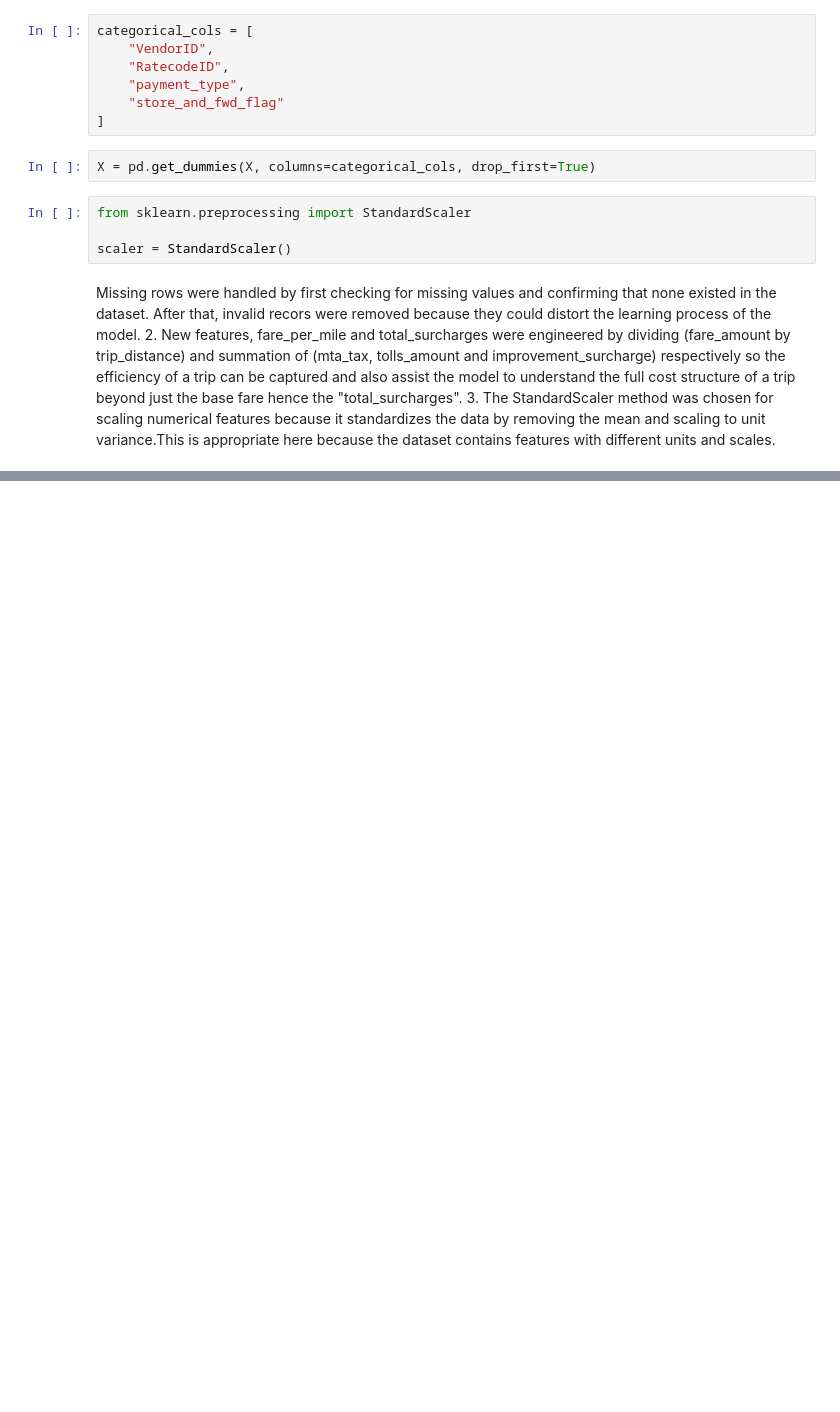
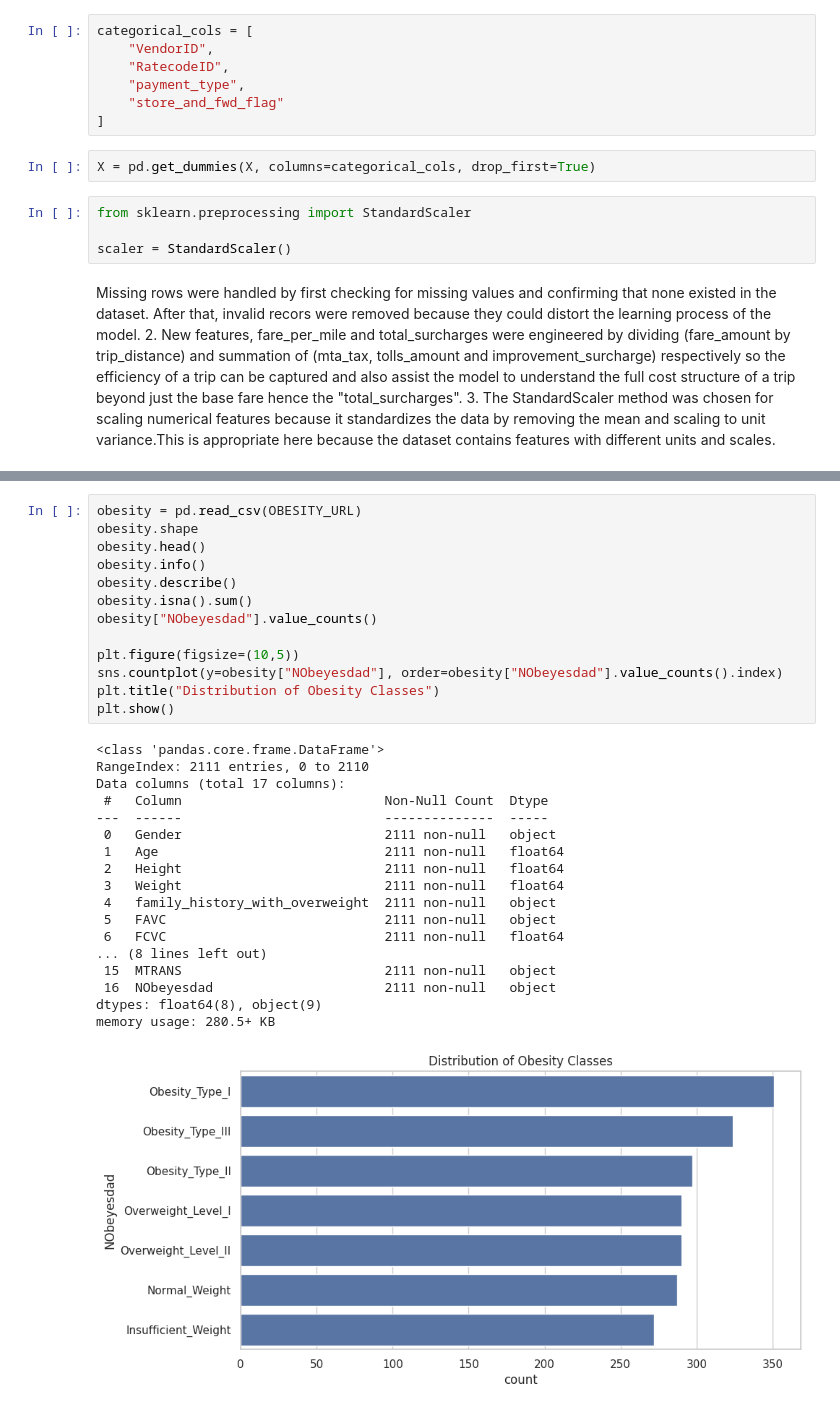
Before and after one commit to MayEmefaFafa/lab-2-predictive-analytics, a Jupyter notebook: lab_2_predictive_analytics.ipynb, the cells around one changed output, grey strips where cells are left out. Cells and saved outputs as stored; diff of their text form; blank space fills up the shorter version.

```diff
--- a/lab_2_predictive_analytics.ipynb
+++ b/lab_2_predictive_analytics.ipynb
@@ -134,0 +235,32 @@ Missing rows were handled by first checking for missing values and confirming th
+# %%
+obesity = pd.read_csv(OBESITY_URL)
+obesity.shape
+obesity.head()
+obesity.info()
+obesity.describe()
+obesity.isna().sum()
+obesity["NObeyesdad"].value_counts()
+
+plt.figure(figsize=(10,5))
+sns.countplot(y=obesity["NObeyesdad"], order=obesity["NObeyesdad"].value_counts().index)
+plt.title("Distribution of Obesity Classes")
+plt.show()
+# %% [output]
+<class 'pandas.core.frame.DataFrame'>
+RangeIndex: 2111 entries, 0 to 2110
+Data columns (total 17 columns):
+ #   Column                          Non-Null Count  Dtype
+---  ------                          --------------  -----
+ 0   Gender                          2111 non-null   object
+ 1   Age                             2111 non-null   float64
+ 2   Height                          2111 non-null   float64
+ 3   Weight                          2111 non-null   float64
+ 4   family_history_with_overweight  2111 non-null   object
+ 5   FAVC                            2111 non-null   object
+ 6   FCVC                            2111 non-null   float64
+... (8 lines left out)
+ 15  MTRANS                          2111 non-null   object
+ 16  NObeyesdad                      2111 non-null   object
+dtypes: float64(8), object(9)
+memory usage: 280.5+ KB
+[figure, added]
```
Also changed, not shown: parts of 25 cells of this notebook.
